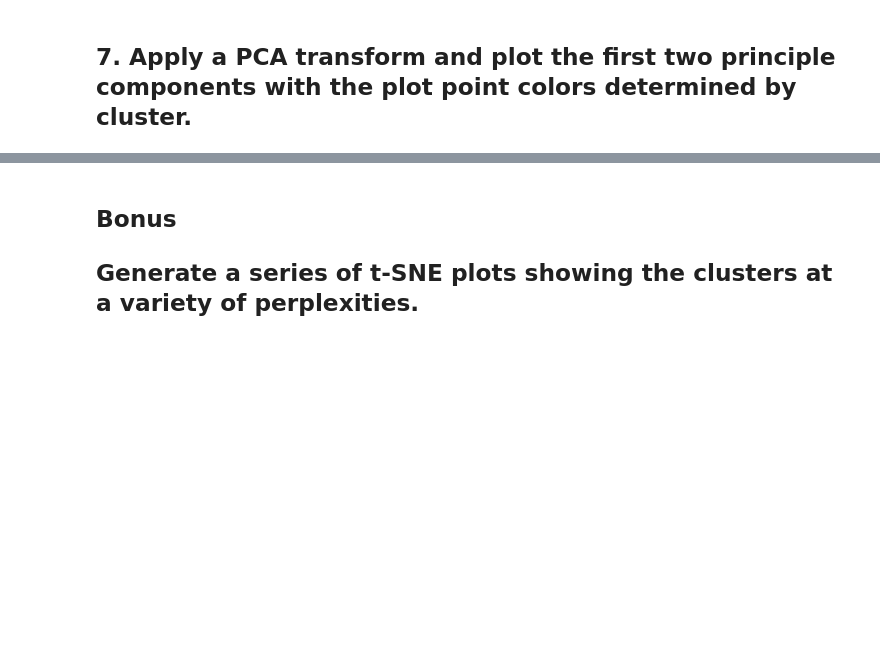
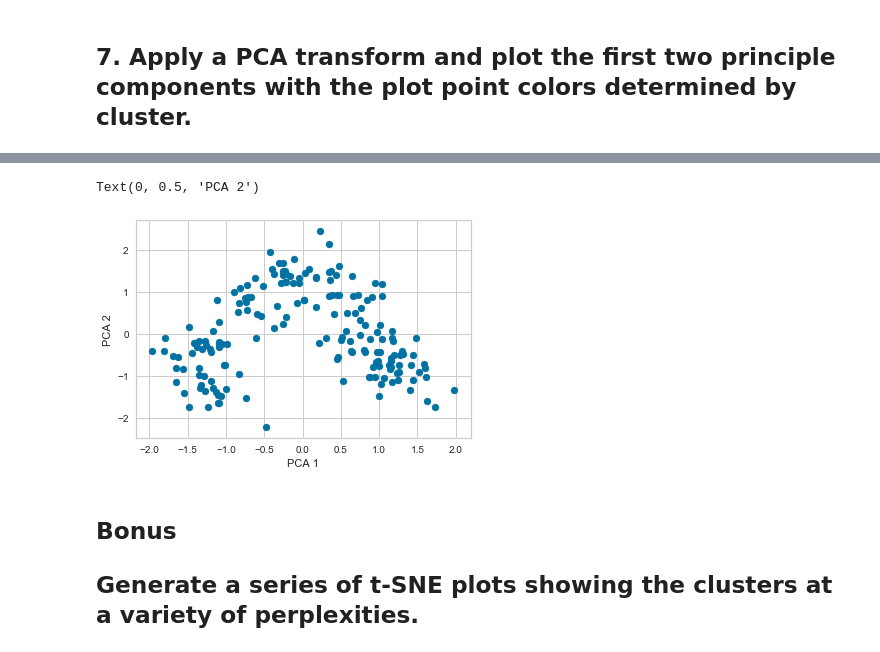
Before and after one commit to ta-data-lis/lab-learning-evaluation, a Jupyter notebook: your-code/main.ipynb, the cells around one changed output, grey strips where cells are left out. Cells and saved outputs as stored; diff of their text form; code cells hidden in the pictures; blank space fills up the shorter version.

```diff
--- a/your-code/main.ipynb
+++ b/your-code/main.ipynb
@@ -36,2 +141,7 @@ Use the model and number of clusters that returned the best result above.
 # %% [markdown]
 ## 7. Apply a PCA transform and plot the first two principle components with the plot point colors determined by cluster.
+# %%
+from sklearn.decomposition import PCA, FastICA
+
+pca = PCA(n_components=0.99, whiten=True)
+wine_pca = pca.fit_transform(wine_std)
@@ -38,3 +154,12 @@ Use the model and number of clusters that returned the best result above.
+# %%
+#pca_X = pca.transform(X)
+
+plt.scatter(wine_pca[:, 0], wine_pca[:, 1])
+plt.xlabel("PCA 1")
+plt.ylabel("PCA 2") #is this correct? Should I be able to distinguish clusters? if so, how many?
+# %% [output]
+Text(0, 0.5, 'PCA 2')
+[figure, added]
 # %% [markdown]
 ## Bonus
 
```
Also changed, not shown: parts of 14 cells of this notebook.
